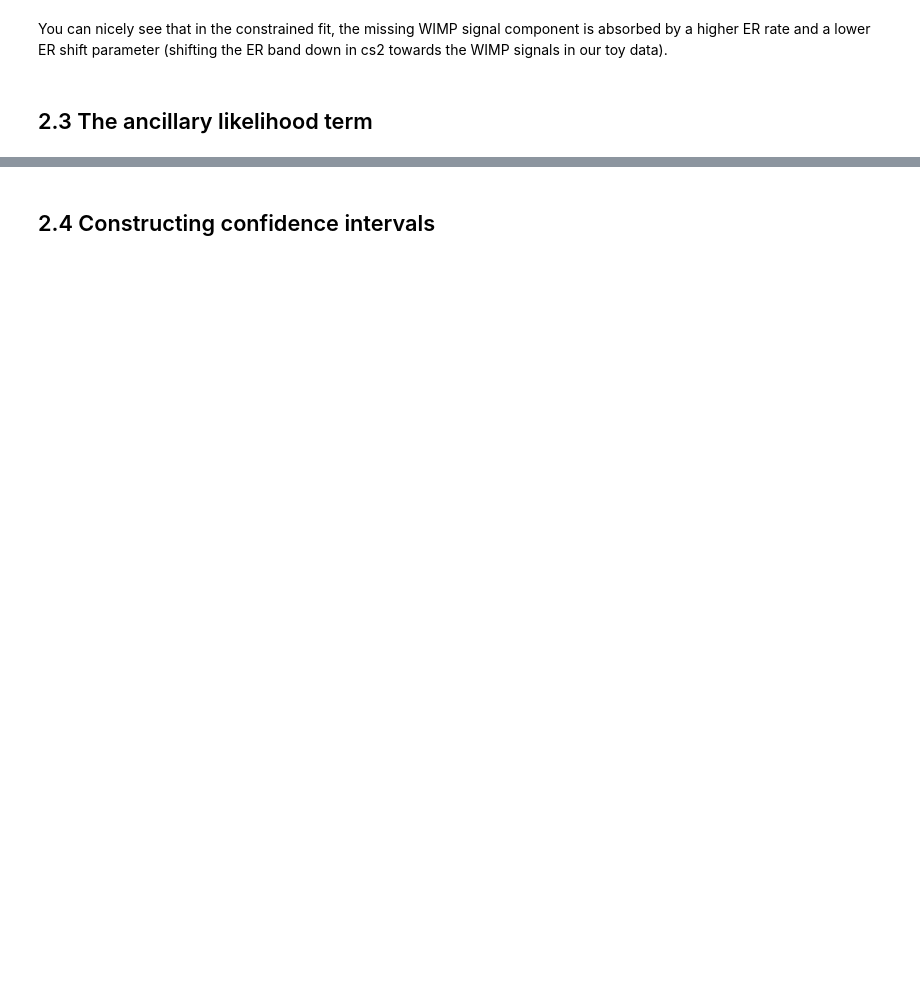
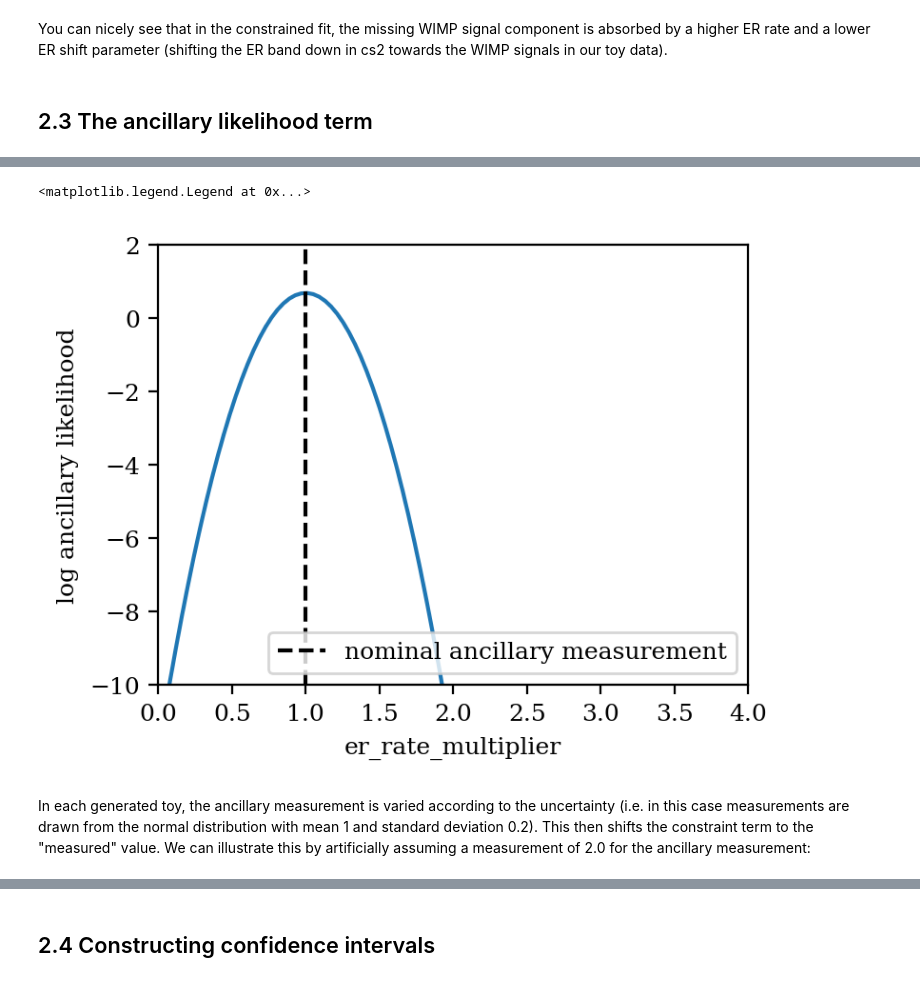
Before and after one commit to XENONnT/alea, a Jupyter notebook: notebooks/2_fitting_and_ci.ipynb, the cells around one changed output, grey strips where cells are left out. Cells and saved outputs as stored; diff of their text form; code cells hidden in the pictures; blank space fills up the shorter version.

```diff
--- a/notebooks/2_fitting_and_ci.ipynb
+++ b/notebooks/2_fitting_and_ci.ipynb
@@ -121,0 +132,25 @@ You can nicely see that in the constrained fit, the missing WIMP signal componen
+# %%
+copied_data = deepcopy(model.data)
+# Set ancillary measurement of er_rate_multiplier to nominal value
+nominal_er = model.parameters.er_rate_multiplier.nominal_value
+copied_data['ancillary_likelihood']['er_rate_multiplier'][0] = nominal_er
+
+# Assign data with nominal ancillary measurement
+model.data = copied_data
+# %%
+x = np.linspace(0, 4, 100)
+y = model.likelihood_list[1].constraint_terms['er_rate_multiplier'](x)
+plt.plot(x, y)
+plt.axvline(nominal_er, c='k', ls='--', label='nominal ancillary measurement')
+
+# Cosmetics
+plt.xlabel('er_rate_multiplier')
+plt.ylabel('log ancillary likelihood')
+plt.xlim(0, 4)
+plt.ylim(-10, 2)
+plt.legend()
+# %% [output]
+<matplotlib.legend.Legend at 0x...>
+[figure, added]
+# %% [markdown]
+In each generated toy, the ancillary measurement is varied according to the uncertainty (i.e. in this case measurements are drawn from the normal distribution with mean 1 and standard deviation 0.2). This then shifts the constraint term to the "measured" value. We can illustrate this by artificially assuming a measurement of 2.0 for the ancillary measurement:
```
Also changed, not shown: parts of 29 cells of this notebook.
